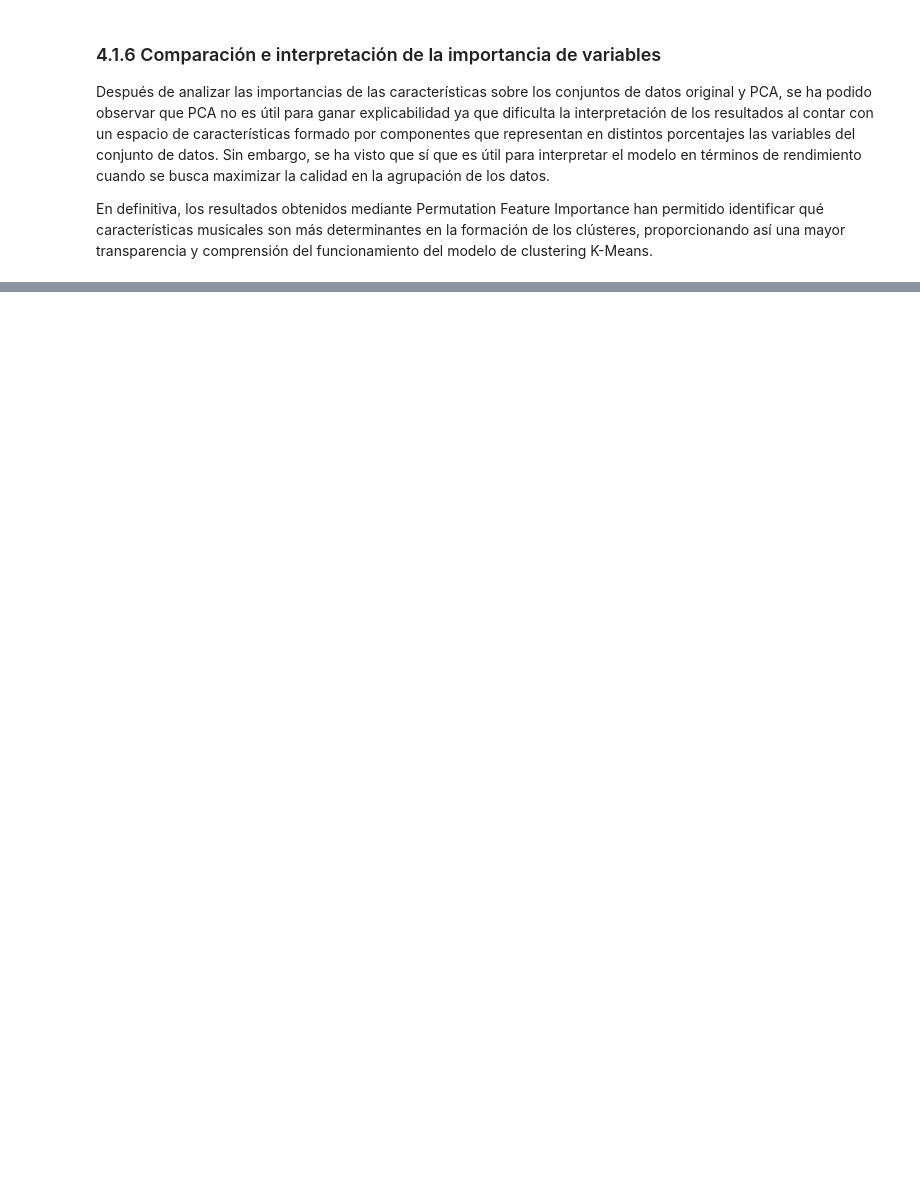
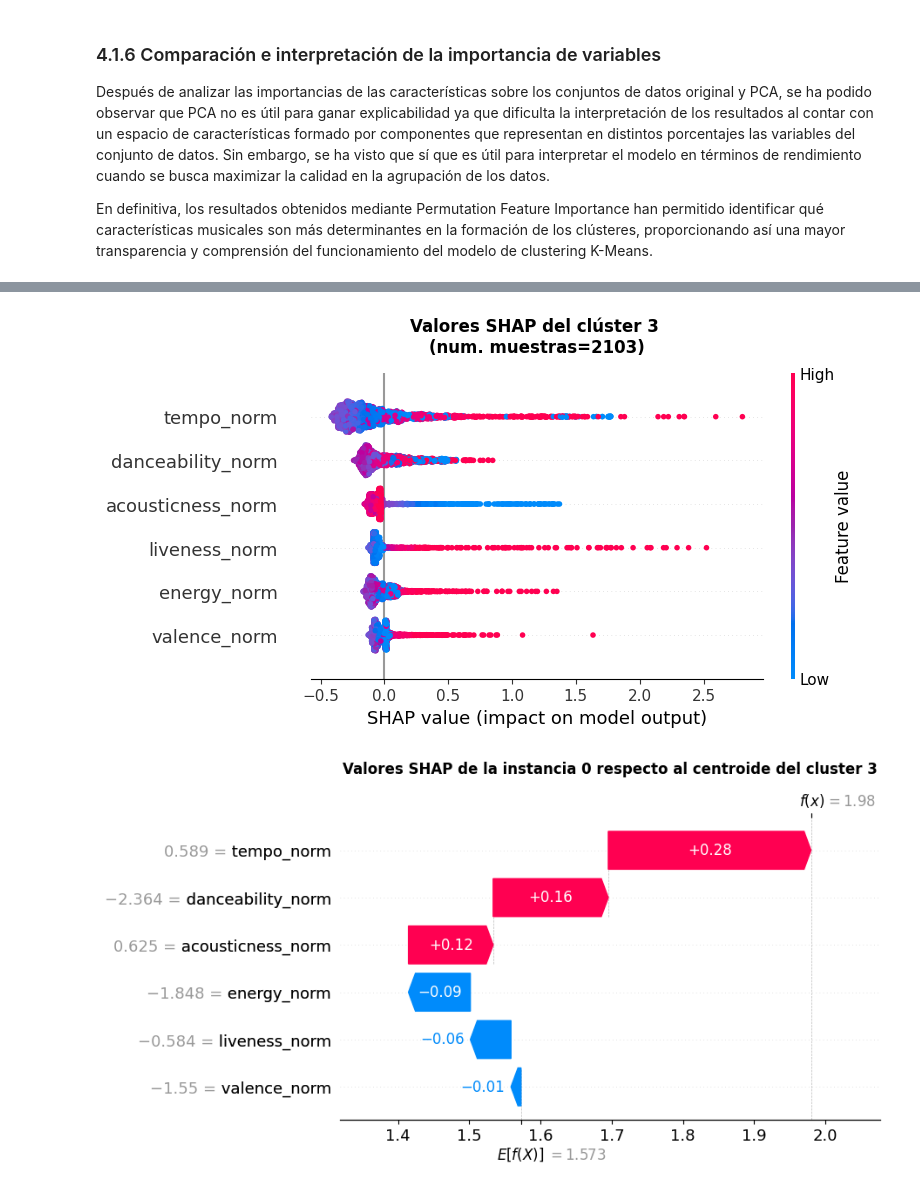
Before and after one commit to marcfpereirauoc/TFG, a Jupyter notebook: 03_explicabilidad_incertidumbre.ipynb, the cells around one changed output, grey strips where cells are left out. Cells and saved outputs as stored; diff of their text form; code cells hidden in the pictures; blank space fills up the shorter version.

```diff
--- a/03_explicabilidad_incertidumbre.ipynb
+++ b/03_explicabilidad_incertidumbre.ipynb
@@ -511,0 +533,5 @@ if False:
+# %%
+plot_shap_results_by_cluster(3, 0)
+# %% [output]
+[figure, added]
+[figure, added]
```
Also changed, not shown: parts of 17 cells of this notebook, 1 other file.
